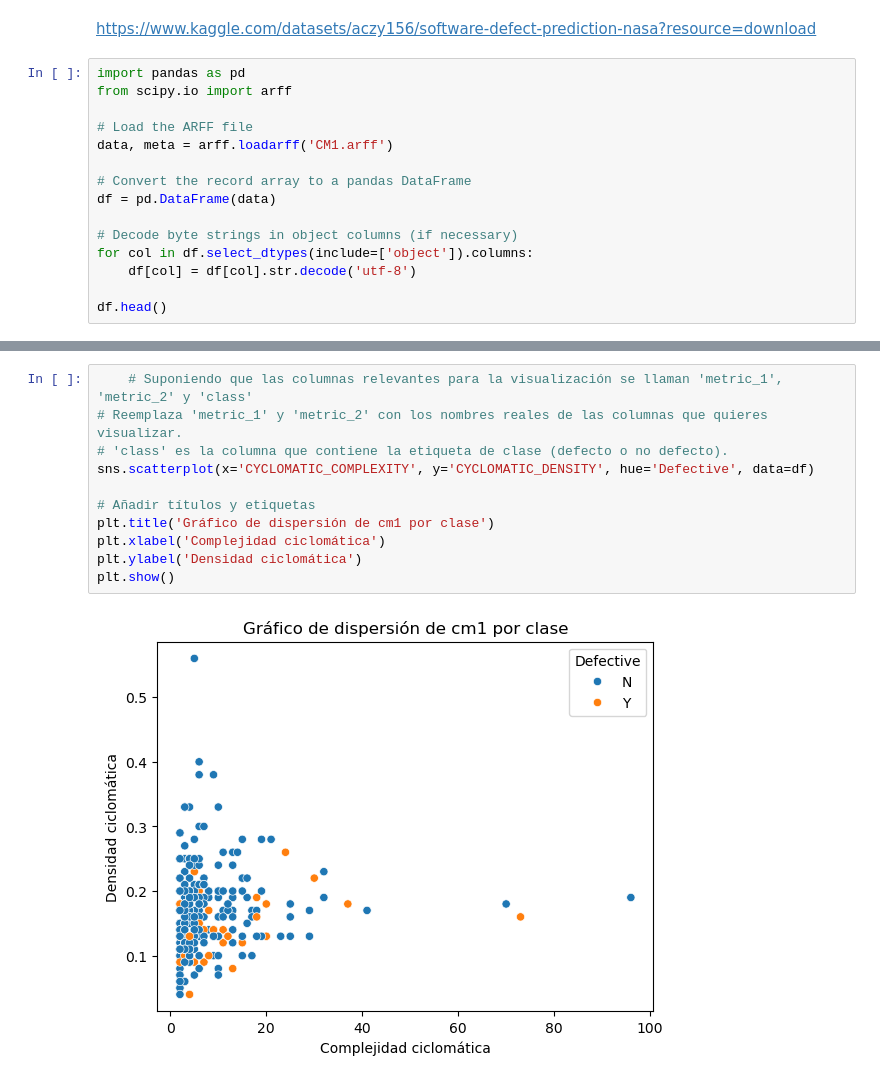
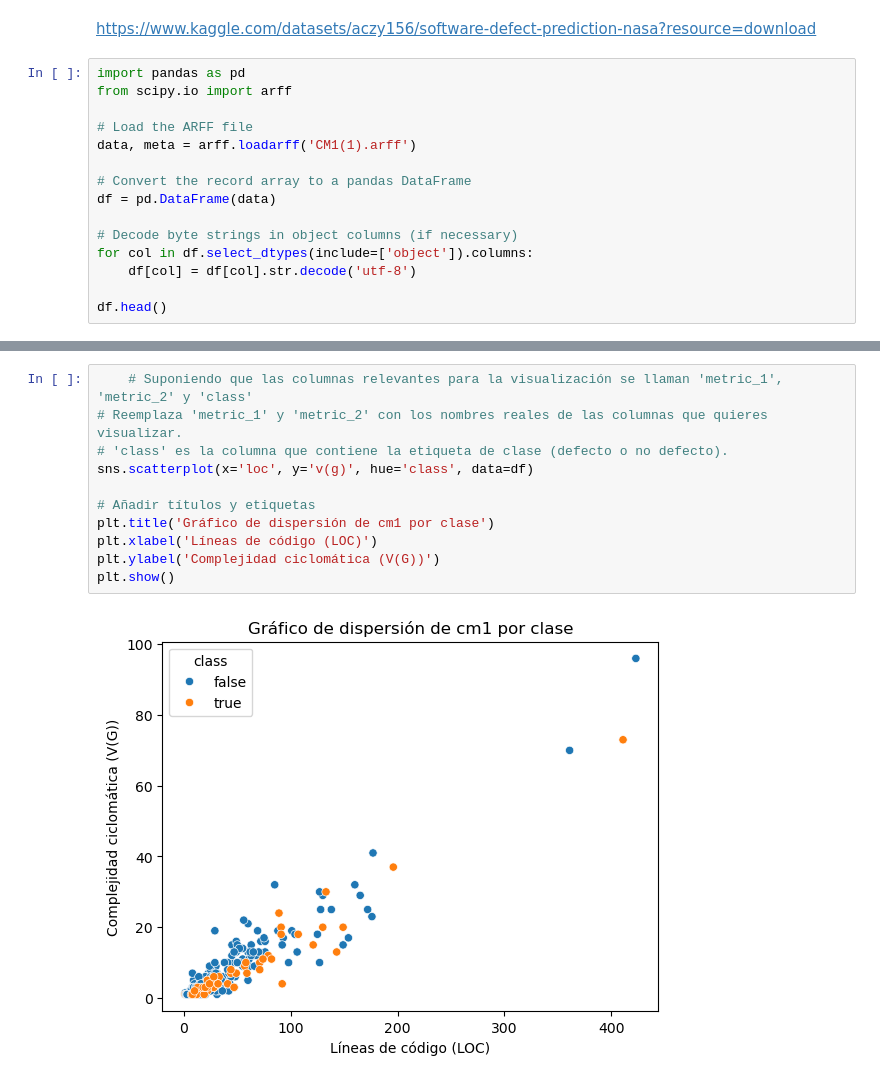
Before and after one commit to alvaldes/pred-err, a Jupyter notebook: Class Balance/cm1.ipynb, the cells around one changed output, grey strips where cells are left out. Saved outputs shown, nothing was run; the diff lists cells and outputs as text.

```diff
--- a/Class Balance/cm1.ipynb
+++ b/Class Balance/cm1.ipynb
@@ -5,7 +5,7 @@ import pandas as pd
 from scipy.io import arff
 
 # Load the ARFF file
-data, meta = arff.loadarff('CM1.arff')
+data, meta = arff.loadarff('CM1(1).arff')
 
 # Convert the record array to a pandas DataFrame
 df = pd.DataFrame(data)
@@ -50,13 +85,13 @@ sns.stripplot(x='Defective', y='LOC_TOTAL', data=df, jitter=True)
 # %%
     # Suponiendo que las columnas relevantes para la visualización se llaman 'metric_1', 'metric_2' y 'class'
 # Reemplaza 'metric_1' y 'metric_2' con los nombres reales de las columnas que quieres visualizar.
 # 'class' es la columna que contiene la etiqueta de clase (defecto o no defecto).
-sns.scatterplot(x='CYCLOMATIC_COMPLEXITY', y='CYCLOMATIC_DENSITY', hue='Defective', data=df)
+sns.scatterplot(x='loc', y='v(g)', hue='class', data=df)
 
 # Añadir títulos y etiquetas
 plt.title('Gráfico de dispersión de cm1 por clase')
-plt.xlabel('Complejidad ciclomática')
-plt.ylabel('Densidad ciclomática')
+plt.xlabel('Líneas de código (LOC)')
+plt.ylabel('Complejidad ciclomática (V(G))')
 plt.show()
 # %% [output]
-[figure, old version]
+[figure, new version]
```
Also changed, not shown: parts of 7 cells of this notebook, 6 other files.
